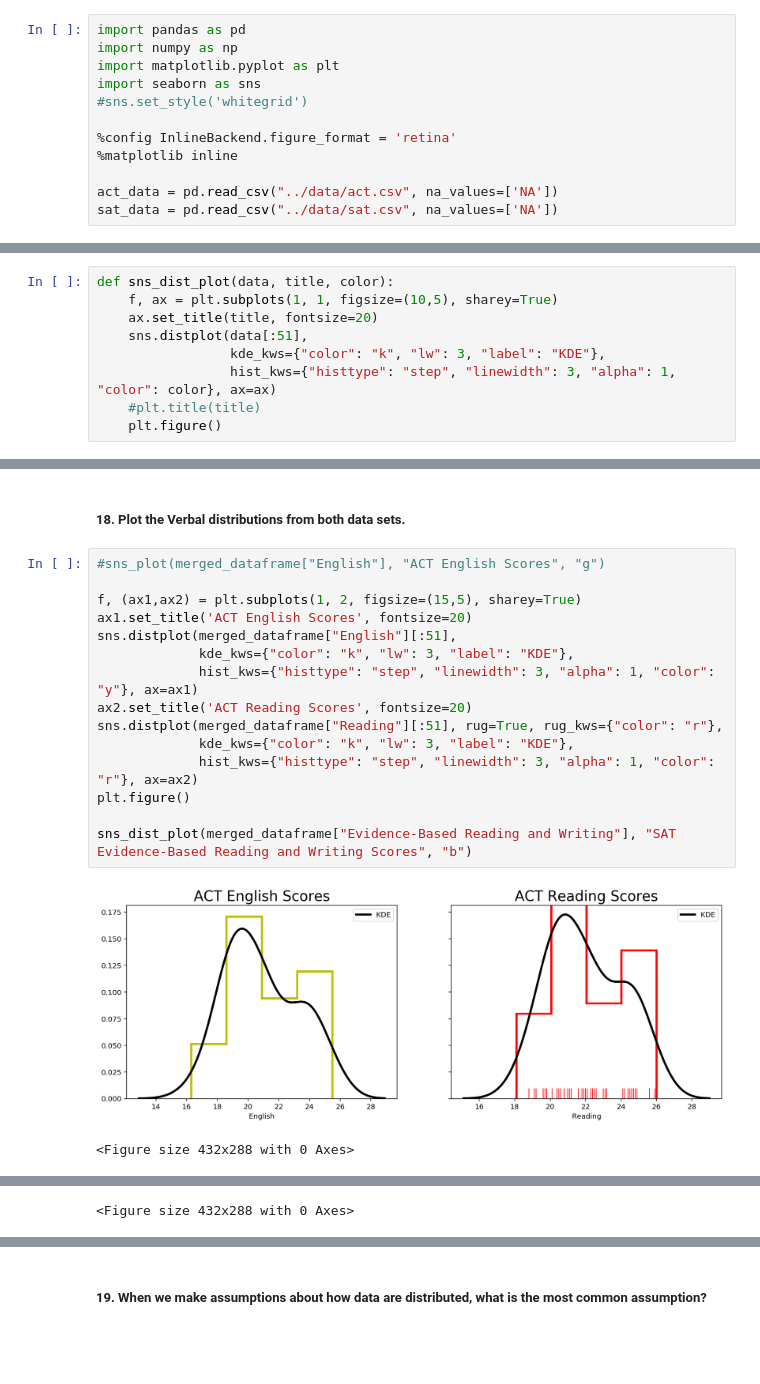
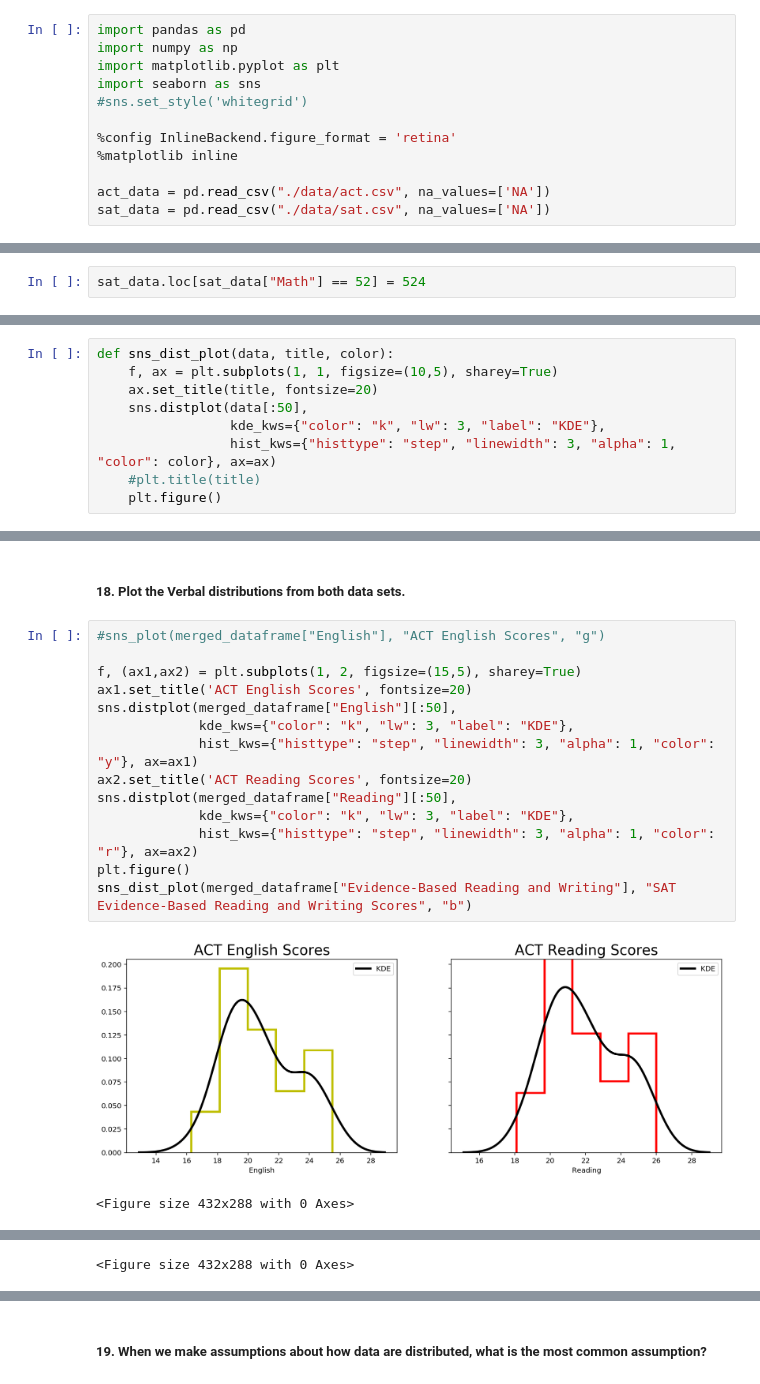
Before and after one commit to mmayet/SAT-vs-ACT-Participation-Rates, a Jupyter notebook: Mudassir_Mayet_LA/Mud_Mayet_Project_1.ipynb, the cells around one changed output, grey strips where cells are left out. Saved outputs shown, nothing was run; the diff lists cells and outputs as text; blank space fills up the shorter version.

```diff
--- a/Mudassir_Mayet_LA/Mud_Mayet_Project_1.ipynb
+++ b/Mudassir_Mayet_LA/Mud_Mayet_Project_1.ipynb
@@ -14,8 +14,8 @@ import seaborn as sns
 %config InlineBackend.figure_format = 'retina'
 %matplotlib inline
 
-act_data = pd.read_csv("../data/act.csv", na_values=['NA'])
-sat_data = pd.read_csv("../data/sat.csv", na_values=['NA'])
+act_data = pd.read_csv("./data/act.csv", na_values=['NA'])
+sat_data = pd.read_csv("./data/sat.csv", na_values=['NA'])
 # %% [markdown]
 ##### 2. Print the first ten rows of each dataframe.
 # %%
@@ -43,3 +47,5 @@ We'll need to adjust Unnamed: 0 and Math since they're both shared features in A
+# %%
+sat_data.loc[sat_data["Math"] == 52] = 524
 # %% [markdown]
 ##### 5. Print the types of each column.
 # %%
@@ -182,7 +188,7 @@ merged_dataframe.query("Participation_sat > 50").tail()
 def sns_dist_plot(data, title, color):
     f, ax = plt.subplots(1, 1, figsize=(10,5), sharey=True)
     ax.set_title(title, fontsize=20)
-    sns.distplot(data[:51],
+    sns.distplot(data[:50],
                  kde_kws={"color": "k", "lw": 3, "label": "KDE"},
                  hist_kws={"histtype": "step", "linewidth": 3, "alpha": 1, "color": color}, ax=ax)
     #plt.title(title)
@@ -210,18 +218,17 @@ sns_dist_plot(merged_dataframe["Math_sat"], "SAT Math Scores", "b")
 # %%
 #sns_plot(merged_dataframe["English"], "ACT English Scores", "g")
 
 f, (ax1,ax2) = plt.subplots(1, 2, figsize=(15,5), sharey=True)
 ax1.set_title('ACT English Scores', fontsize=20)
-sns.distplot(merged_dataframe["English"][:51],
+sns.distplot(merged_dataframe["English"][:50],
              kde_kws={"color": "k", "lw": 3, "label": "KDE"},
              hist_kws={"histtype": "step", "linewidth": 3, "alpha": 1, "color": "y"}, ax=ax1)
 ax2.set_title('ACT Reading Scores', fontsize=20)
-sns.distplot(merged_dataframe["Reading"][:51], rug=True, rug_kws={"color": "r"},
+sns.distplot(merged_dataframe["Reading"][:50],
              kde_kws={"color": "k", "lw": 3, "label": "KDE"},
              hist_kws={"histtype": "step", "linewidth": 3, "alpha": 1, "color": "r"}, ax=ax2)
 plt.figure()
-
 sns_dist_plot(merged_dataframe["Evidence-Based Reading and Writing"], "SAT Evidence-Based Reading and Writing Scores", "b")
 # %% [output]
-[figure, old version]
+[figure, new version]
 <Figure size 432x288 with 0 Axes>
```
Also changed, not shown: parts of 42 cells of this notebook, 7 other files.
